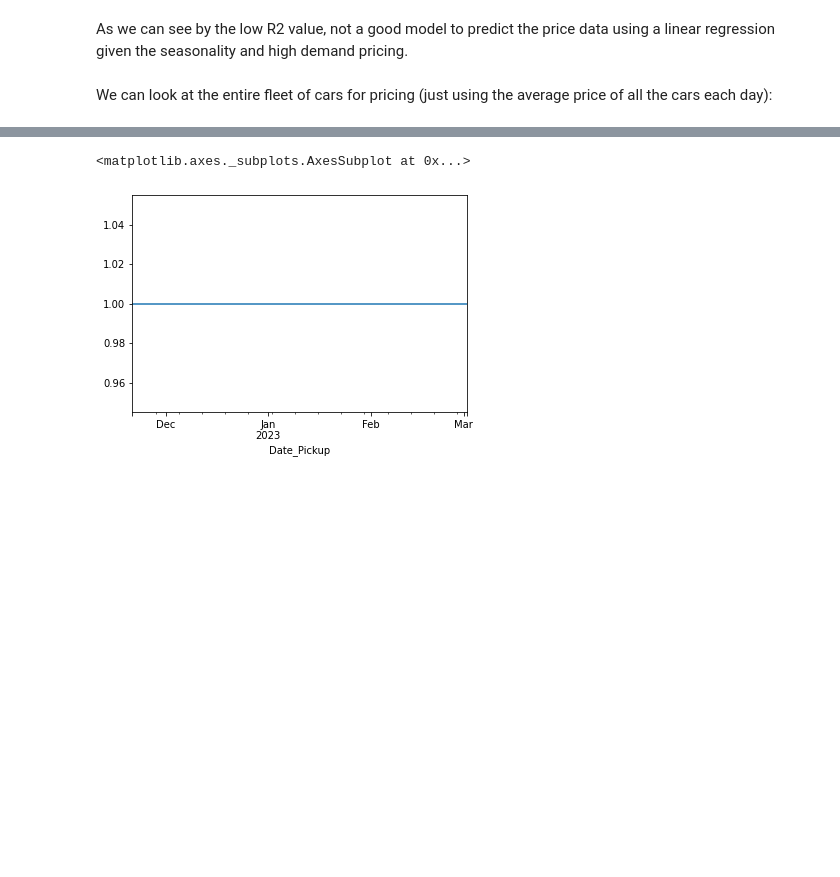
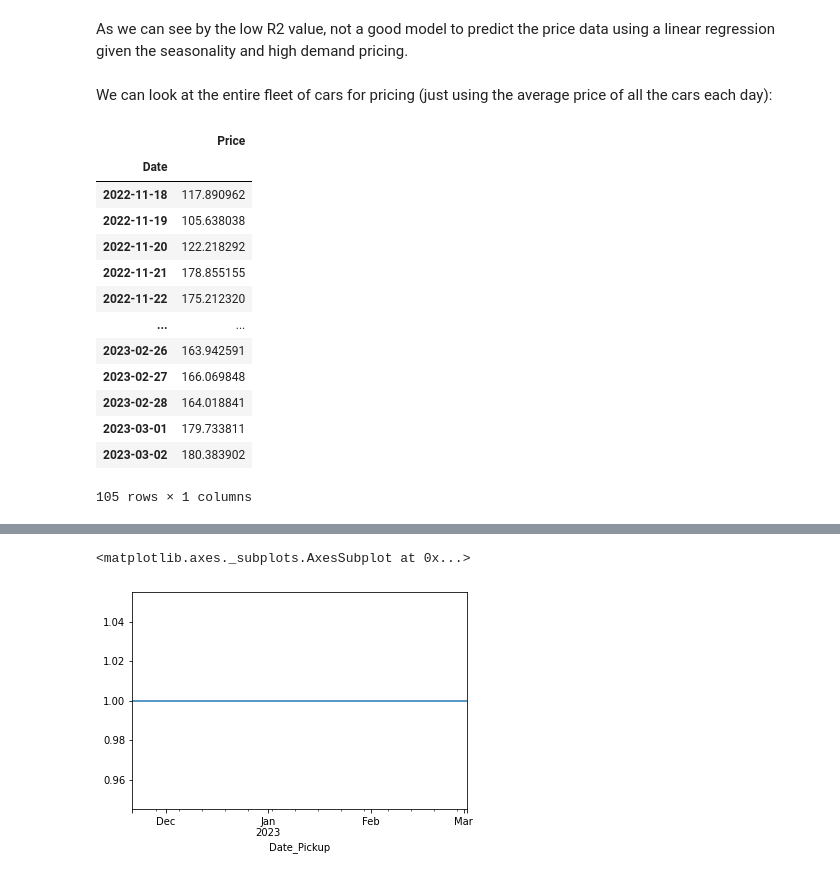
Before and after one commit to JADukeAIPI/AIPIProject, a Jupyter notebook: EDA_and_modeling.ipynb, the cells around one changed output, grey strips where cells are left out. Cells and saved outputs as stored; diff of their text form; code cells hidden in the pictures; blank space fills up the shorter version.

```diff
--- a/EDA_and_modeling.ipynb
+++ b/EDA_and_modeling.ipynb
@@ -501,3 +501,25 @@ The simple linear model has R^2=0.123 and MSE=1617.284
 As we can see by the low R2 value, not a good model to predict the price data using a linear regression given the seasonality and high demand pricing.
 # %% [markdown]
 We can look at the entire fleet of cars for pricing (just using the average price of all the cars each day):
+# %%
+#creat dataframe suitable for the linear model for all cars mean price
+avg_car_prices = clean_all_cars_df.groupby(clean_all_cars_df.index)['Price'].mean()
+avg_car_prices_df = pd.DataFrame(avg_car_prices)
+avg_car_prices_df.index = avg_car_prices_df.index.rename('Date')
+avg_car_prices_df.index = avg_car_prices_df.index.strftime('%Y-%m-%d')
+avg_car_prices_df
+# %% [output]
+|  | Price |
+| Date |  |
+| 2022-11-18 | 117.890962 |
+| 2022-11-19 | 105.638038 |
+| 2022-11-20 | 122.218292 |
+| 2022-11-21 | 178.855155 |
+| 2022-11-22 | 175.212320 |
+| ... | ... |
+| 2023-02-26 | 163.942591 |
+| 2023-02-27 | 166.069848 |
+| 2023-02-28 | 164.018841 |
+| 2023-03-01 | 179.733811 |
+| 2023-03-02 | 180.383902 |
+105 rows × 1 columns
```
Also changed, not shown: parts of 6 cells of this notebook.
